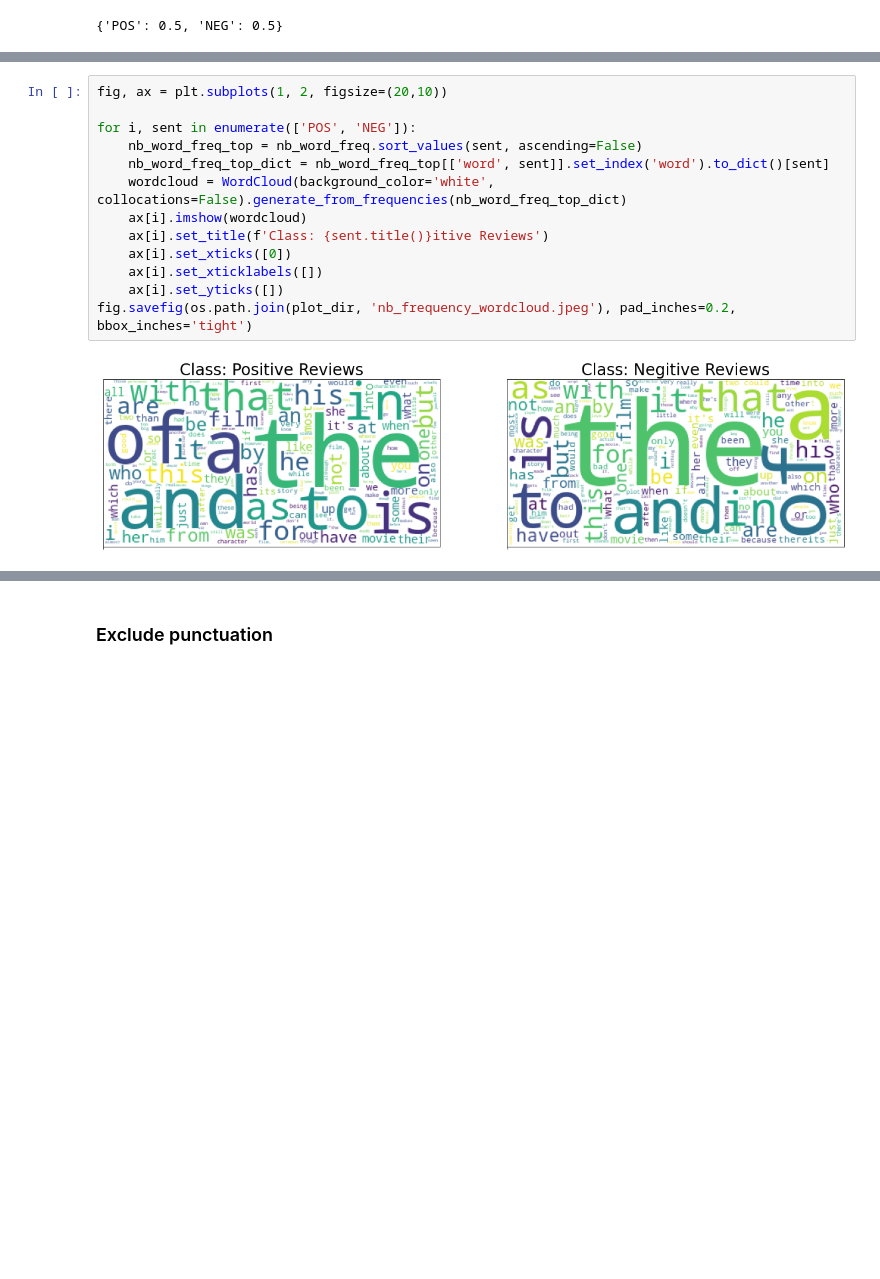
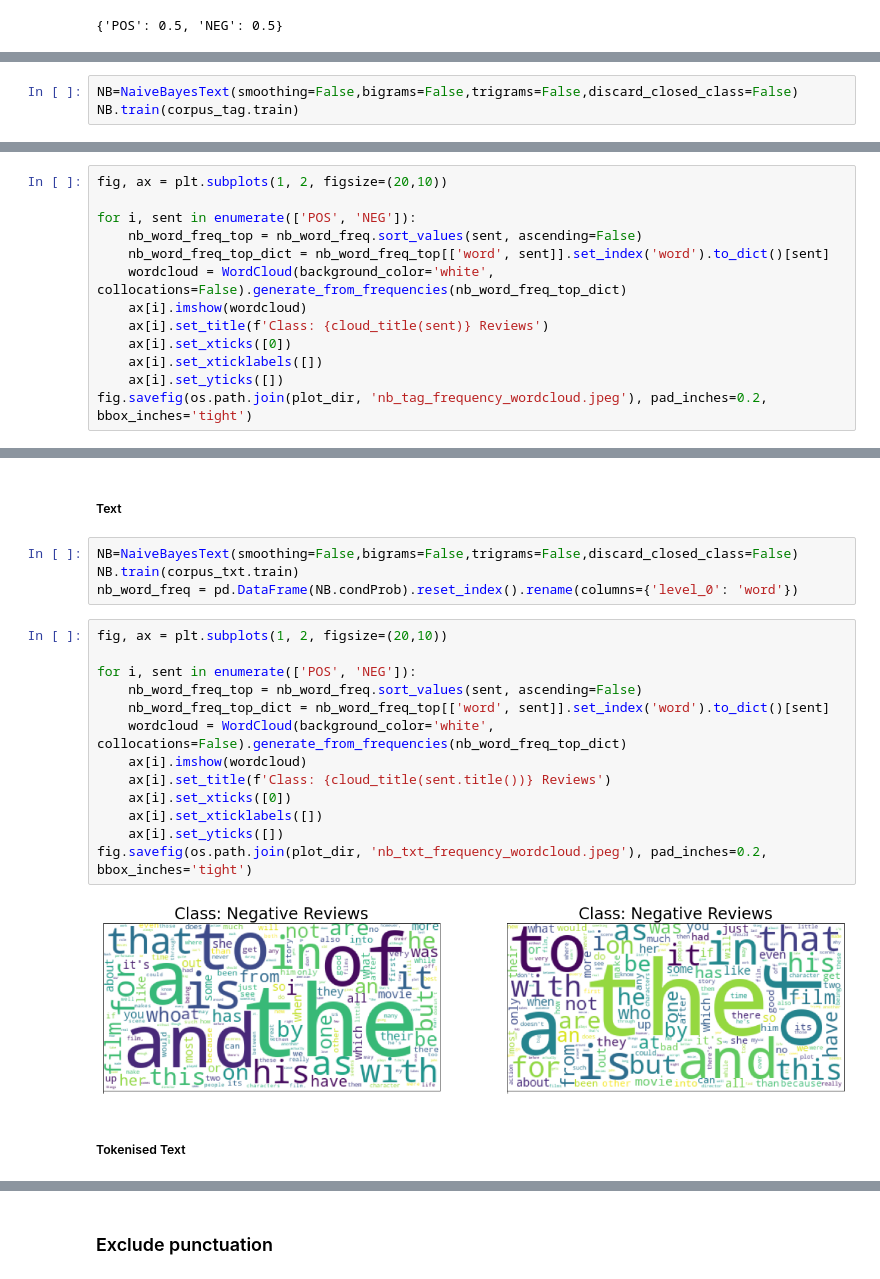
Before and after one commit to thatscotdatasci/MLMI13, a Jupyter notebook: practical.ipynb, the cells around one changed output, grey strips where cells are left out. Drawn from its saved outputs; the diff is of its cells as text; blank space fills up the shorter version.

```diff
--- a/practical.ipynb
+++ b/practical.ipynb
@@ -226,2 +373,5 @@ NB.prior
+# %%
+NB=NaiveBayesText(smoothing=False,bigrams=False,trigrams=False,discard_closed_class=False)
+NB.train(corpus_tag.train)
 # %%
 nb_word_freq = pd.DataFrame(NB.condProb).reset_index().rename(columns={'level_0': 'word'})
@@ -276,0 +385,13 @@ nb_word_freq.sort_values('NEG', ascending=False).head(20)
+# %%
+fig, ax = plt.subplots(1, 2, figsize=(20,10))
+
+for i, sent in enumerate(['POS', 'NEG']):
+    nb_word_freq_top = nb_word_freq.sort_values(sent, ascending=False)
+    nb_word_freq_top_dict = nb_word_freq_top[['word', sent]].set_index('word').to_dict()[sent]
+    wordcloud = WordCloud(background_color='white', collocations=False).generate_from_frequencies(nb_word_freq_top_dict)
+    ax[i].imshow(wordcloud)
+    ax[i].set_title(f'Class: {cloud_title(sent)} Reviews')
+    ax[i].set_xticks([0])
+    ax[i].set_xticklabels([])
+    ax[i].set_yticks([])
+fig.savefig(os.path.join(plot_dir, 'nb_tag_frequency_wordcloud.jpeg'), pad_inches=0.2, bbox_inches='tight')
@@ -277,15 +400,23 @@ nb_word_freq.sort_values('NEG', ascending=False).head(20)
+# %% [markdown]
+##### Text
+# %%
+NB=NaiveBayesText(smoothing=False,bigrams=False,trigrams=False,discard_closed_class=False)
+NB.train(corpus_txt.train)
+nb_word_freq = pd.DataFrame(NB.condProb).reset_index().rename(columns={'level_0': 'word'})
 # %%
 fig, ax = plt.subplots(1, 2, figsize=(20,10))
 
 for i, sent in enumerate(['POS', 'NEG']):
     nb_word_freq_top = nb_word_freq.sort_values(sent, ascending=False)
     nb_word_freq_top_dict = nb_word_freq_top[['word', sent]].set_index('word').to_dict()[sent]
     wordcloud = WordCloud(background_color='white', collocations=False).generate_from_frequencies(nb_word_freq_top_dict)
     ax[i].imshow(wordcloud)
-    ax[i].set_title(f'Class: {sent.title()}itive Reviews')
+    ax[i].set_title(f'Class: {cloud_title(sent.title())} Reviews')
     ax[i].set_xticks([0])
     ax[i].set_xticklabels([])
     ax[i].set_yticks([])
-fig.savefig(os.path.join(plot_dir, 'nb_frequency_wordcloud.jpeg'), pad_inches=0.2, bbox_inches='tight')
+fig.savefig(os.path.join(plot_dir, 'nb_txt_frequency_wordcloud.jpeg'), pad_inches=0.2, bbox_inches='tight')
 # %% [output]
-[figure, old version]
+[figure, new version]
+# %% [markdown]
+##### Tokenised Text
```
Also changed, not shown: parts of 166 cells of this notebook.
